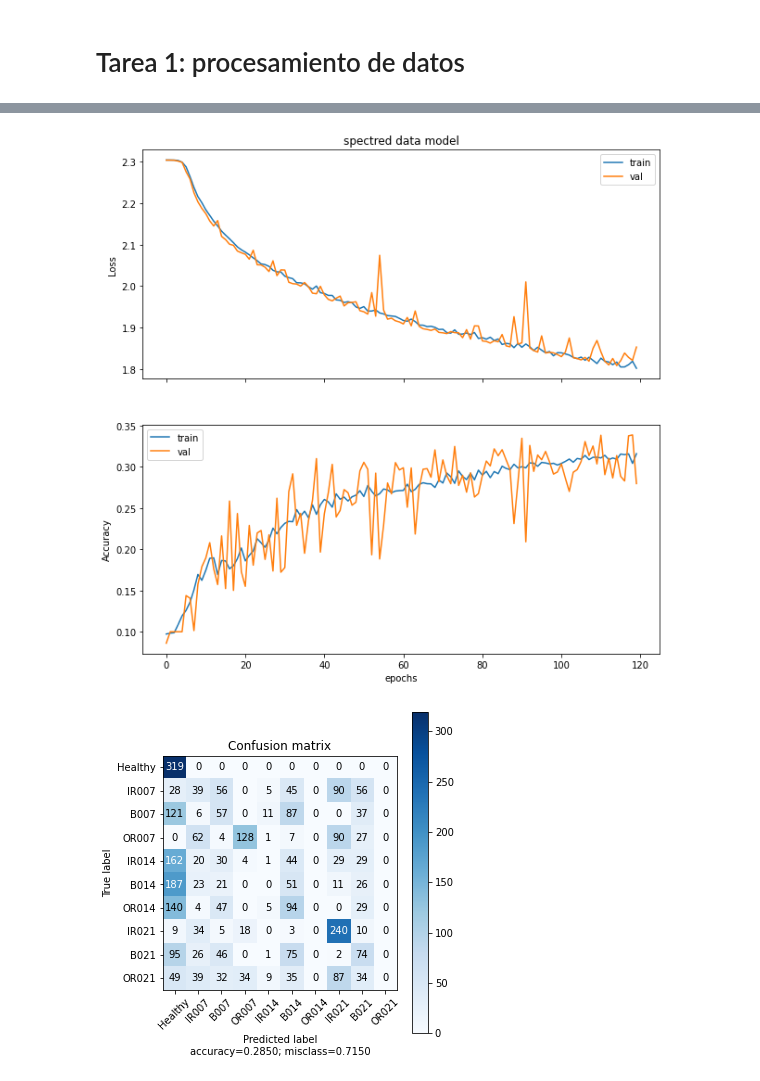
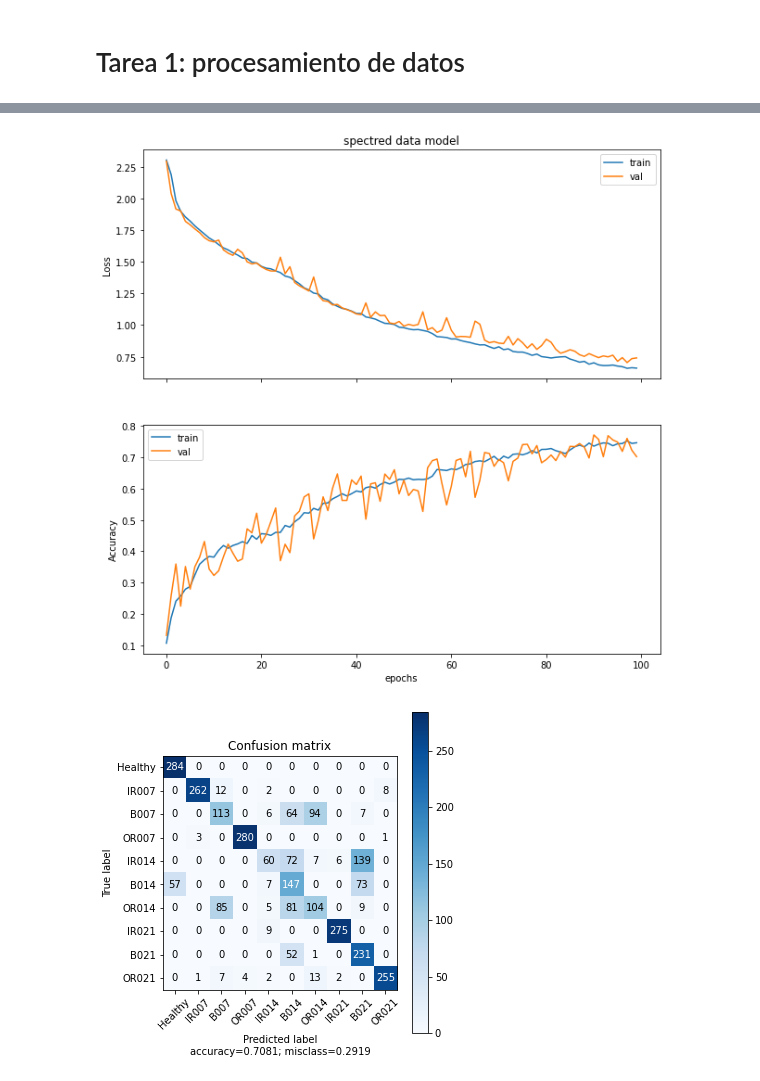
Before and after one commit to MartinVIllesca/ME7260-Aprendizaje-Profundo-en-Diagnostico-y-Pronostico-de-Fallas, a Jupyter notebook: t1/T1.ipynb, the cells around one changed output, grey strips where cells are left out. Cells and saved outputs as stored; diff of their text form; code cells hidden in the pictures.

```diff
--- a/t1/T1.ipynb
+++ b/t1/T1.ipynb
@@ -84,8 +84,8 @@ print('train {}, validation {} and test {} shapes'.format(train_data.shape,
                                                           val_data.shape,
                                                           test_data.shape))
 
-nperwd = 100
-nleap = 90
+nperwd = 500
+nleap = 100
 
 X_train = get_time_windows(train_data, nperwd, nleap)
 print('train {}'.format(X_train.shape))
@@ -402,7 +402,7 @@ def plot_confusion_matrix(Y_true, Y_pred, target_names,
     plt.xlabel('Predicted label\naccuracy={:0.4f}; misclass={:0.4f}'.format(accuracy, misclass))
     plt.show()
 # %%
-def run(X_train, X_val, X_test, input_features, title):
+def run(X_train, X_val, X_test, input_features, title, lr=0.001):
   # modelo raw data
   model = Sequential()
 
@@ -415,7 +415,7 @@ def run(X_train, X_val, X_test, input_features, title):
   labels_num = 10
   model.add( Dense(units=labels_num, activation='softmax') )
 
-  opt = keras.optimizers.Adam(learning_rate=0.001)
+  opt = keras.optimizers.Adam(learning_rate=lr)
 
   model.compile(loss='categorical_crossentropy',
                 optimizer=opt, metrics=['accuracy'])
@@ -425,7 +425,7 @@ def run(X_train, X_val, X_test, input_features, title):
   history = model.fit(X_train,
                       Y_train,
                       batch_size=64,
-                      epochs=200,
+                      epochs=100,
                       callbacks=[callback],
                       validation_data=(X_val, Y_val))
 
@@ -500,3 +500,3 @@ Epoch 00074: early stopping
 # %%
-model_s = run(train_spectros, val_spectros, test_spectros, train_spectros.shape[1], 'spectred data model')
+model_s = run(train_spectros, val_spectros, test_spectros, train_spectros.shape[1], 'spectred data model', lr=0.003)
 # %% [output]
@@ -520,2 +520,2 @@ Epoch 00120: early stopping
-[figure, old version]
+[figure, new version]
-[figure, old version]
+[figure, new version]
```
Also changed, not shown: parts of 7 cells of this notebook.
